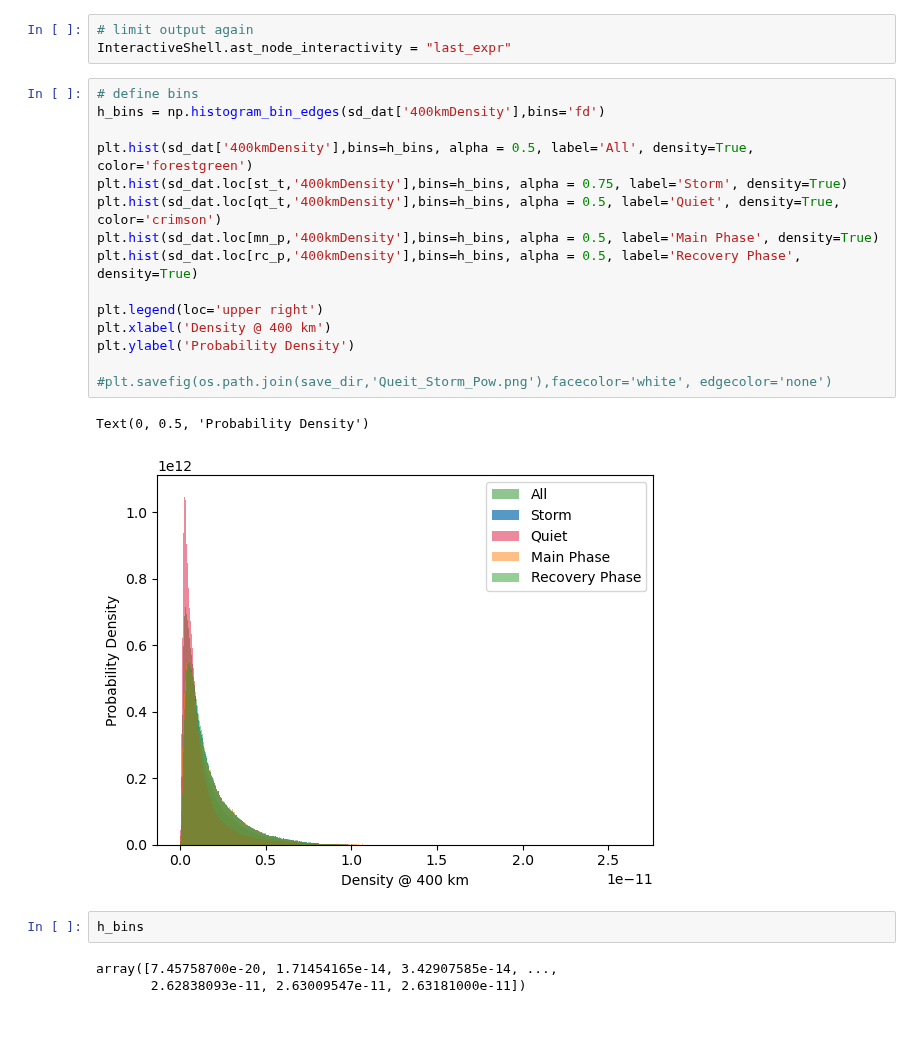
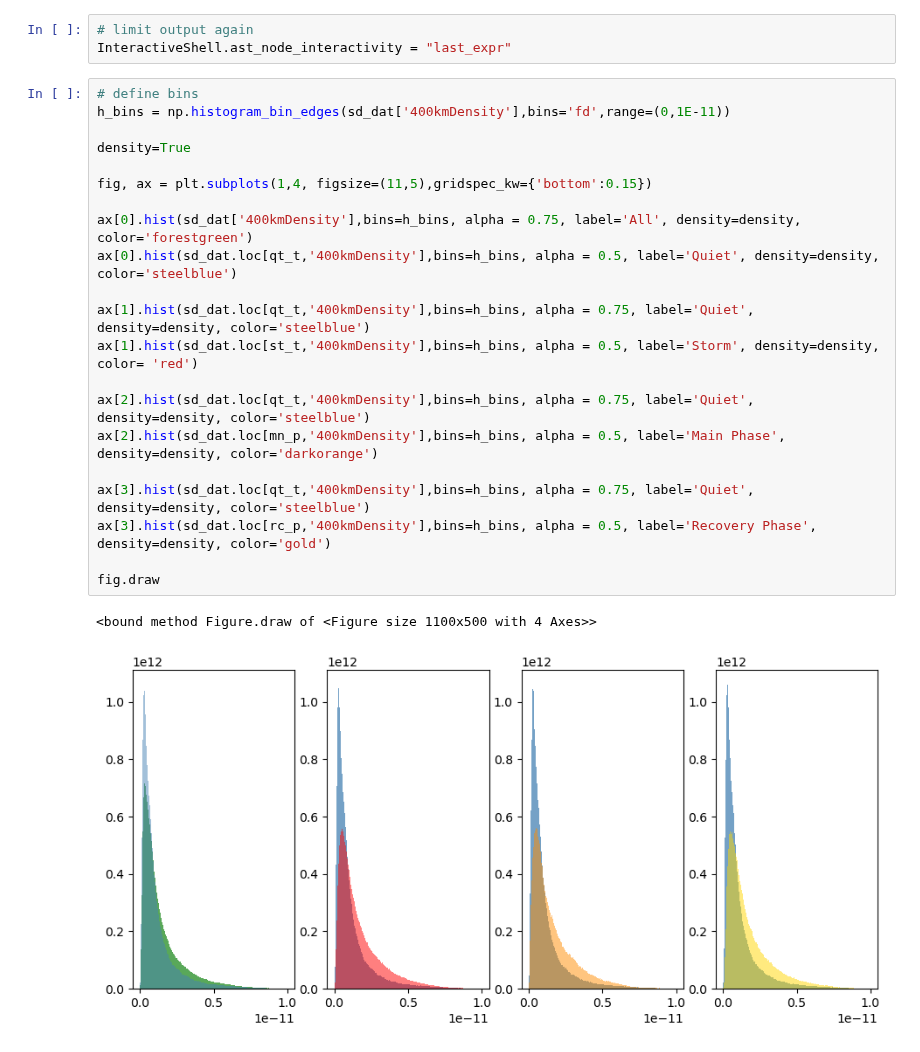
Before and after one commit to kylermurphy/SatDrag, a Jupyter notebook: Notebooks/Drag_KS_stat.ipynb, the cells around one changed output. Cells and saved outputs as stored; diff of their text form; blank space fills up the shorter version.

Commit message:
Update Drag_KS_stat.ipynb
Add histogram and cdf plotting

```diff
--- a/Notebooks/Drag_KS_stat.ipynb
+++ b/Notebooks/Drag_KS_stat.ipynb
@@ -156,24 +156,25 @@ Let's plot the PDFs to see how different they are.
 InteractiveShell.ast_node_interactivity = "last_expr"
 # %%
 # define bins
-h_bins = np.histogram_bin_edges(sd_dat['400kmDensity'],bins='fd')
+h_bins = np.histogram_bin_edges(sd_dat['400kmDensity'],bins='fd',range=(0,1E-11))
 
-plt.hist(sd_dat['400kmDensity'],bins=h_bins, alpha = 0.5, label='All', density=True, color='forestgreen')
-plt.hist(sd_dat.loc[st_t,'400kmDensity'],bins=h_bins, alpha = 0.75, label='Storm', density=True)
-plt.hist(sd_dat.loc[qt_t,'400kmDensity'],bins=h_bins, alpha = 0.5, label='Quiet', density=True, color='crimson')
-plt.hist(sd_dat.loc[mn_p,'400kmDensity'],bins=h_bins, alpha = 0.5, label='Main Phase', density=True)
-plt.hist(sd_dat.loc[rc_p,'400kmDensity'],bins=h_bins, alpha = 0.5, label='Recovery Phase', density=True)
+density=True
 
-plt.legend(loc='upper right')
-plt.xlabel('Density @ 400 km')
-plt.ylabel('Probability Density')
+fig, ax = plt.subplots(1,4, figsize=(11,5),gridspec_kw={'bottom':0.15})
 
-#plt.savefig(os.path.join(save_dir,'Queit_Storm_Pow.png'),facecolor='white', edgecolor='none')
+ax[0].hist(sd_dat['400kmDensity'],bins=h_bins, alpha = 0.75, label='All', density=density, color='forestgreen')
+ax[0].hist(sd_dat.loc[qt_t,'400kmDensity'],bins=h_bins, alpha = 0.5, label='Quiet', density=density, color='steelblue')
+
+ax[1].hist(sd_dat.loc[qt_t,'400kmDensity'],bins=h_bins, alpha = 0.75, label='Quiet', density=density, color='steelblue')
+ax[1].hist(sd_dat.loc[st_t,'400kmDensity'],bins=h_bins, alpha = 0.5, label='Storm', density=density, color= 'red')
+
+ax[2].hist(sd_dat.loc[qt_t,'400kmDensity'],bins=h_bins, alpha = 0.75, label='Quiet', density=density, color='steelblue')
+ax[2].hist(sd_dat.loc[mn_p,'400kmDensity'],bins=h_bins, alpha = 0.5, label='Main Phase', density=density, color='darkorange')
+
+ax[3].hist(sd_dat.loc[qt_t,'400kmDensity'],bins=h_bins, alpha = 0.75, label='Quiet', density=density, color='steelblue')
+ax[3].hist(sd_dat.loc[rc_p,'400kmDensity'],bins=h_bins, alpha = 0.5, label='Recovery Phase', density=density, color='gold')
+
+fig.draw
 # %% [output]
-Text(0, 0.5, 'Probability Density')
+<bound method Figure.draw of <Figure size 1100x500 with 4 Axes>>
-[figure, old version]
+[figure, new version]
-# %%
-h_bins
-# %% [output]
-array([7.45758700e-20, 1.71454165e-14, 3.42907585e-14, ...,
-       2.62838093e-11, 2.63009547e-11, 2.63181000e-11])
```
Also changed, not shown: parts of 4 cells of this notebook.
